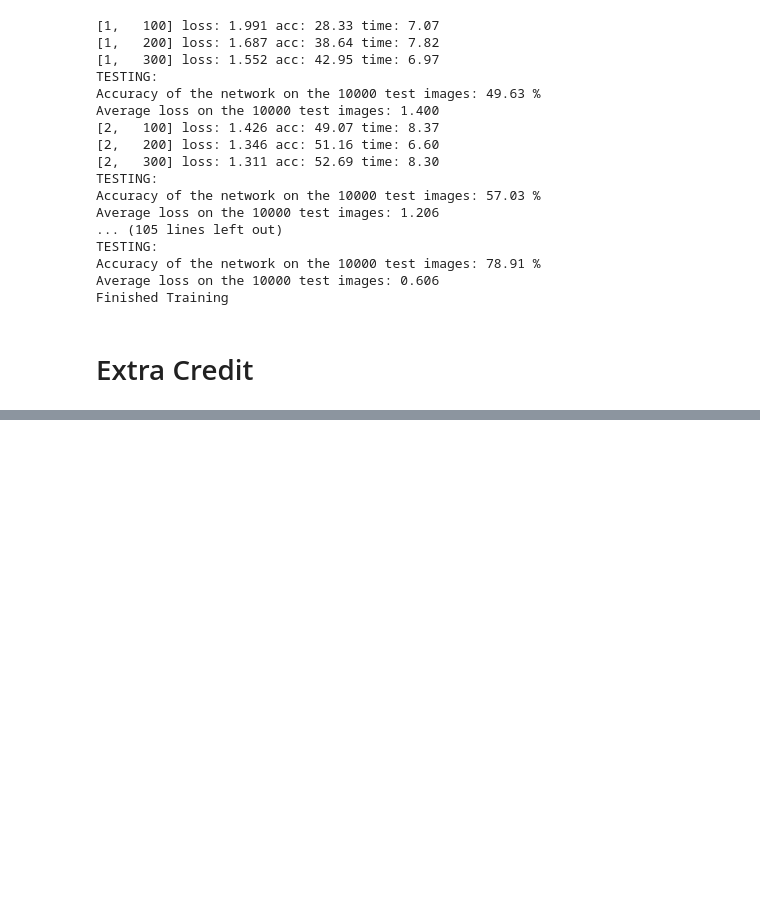
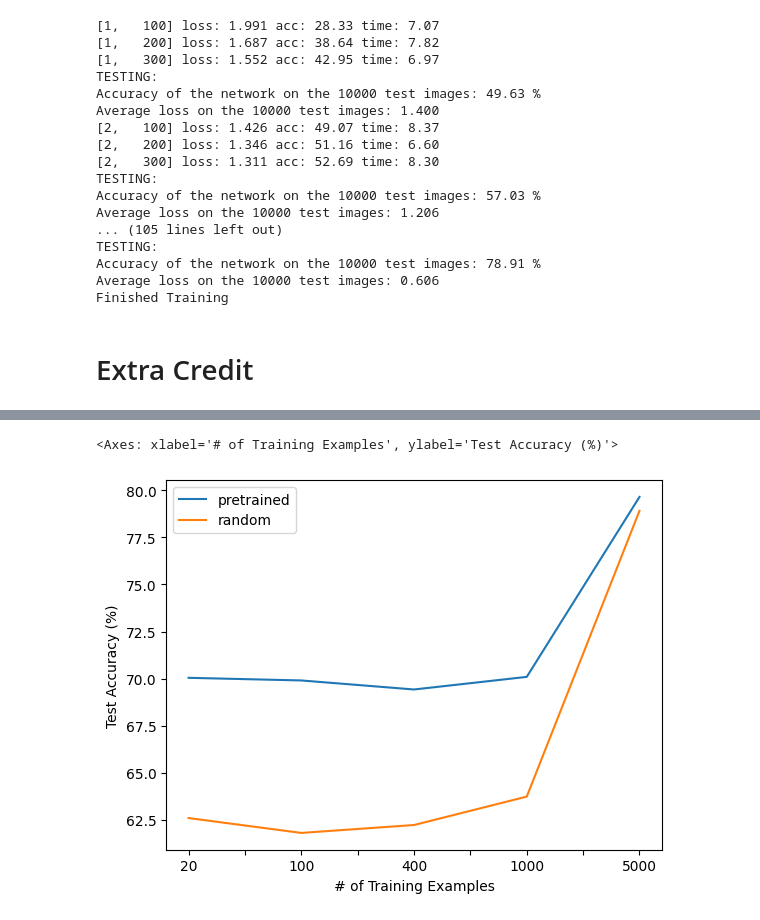
Before and after one commit to jaewonlee16/ResNet18, a Jupyter notebook: FP_rotation.ipynb, the cells around one changed output, grey strips where cells are left out. Drawn from its saved outputs; the diff is of its cells as text; code cells hidden in the pictures; blank space fills up the shorter version.

```diff
--- a/FP_rotation.ipynb
+++ b/FP_rotation.ipynb
@@ -608,0 +686,13 @@ RuntimeError: Attempting to deserialize object on a CUDA device but torch.cuda.i
+# %%
+import pandas as pd
+import numpy as np
+
+training_examples=['20', '100', '400', '1000', '5000']
+pretrained_accuracy = [70.04, 69.9, 69.42, 70.09, 79.65]
+random_accuracy = [62.59, 61.8, 62.22, 63.73, 78.91]
+
+df = pd.DataFrame([pretrained_accuracy, random_accuracy])
+df.columns = training_examples
+df = df.T
+df.columns = ["pretrained", "random"]
+df
@@ -608,0 +706,5 @@ RuntimeError: Attempting to deserialize object on a CUDA device but torch.cuda.i
+# %%
+df.plot(xlabel='# of Training Examples', ylabel='Test Accuracy (%)')
+# %% [output]
+<Axes: xlabel='# of Training Examples', ylabel='Test Accuracy (%)'>
+[figure, added]
```
Also changed, not shown: parts of 6 cells of this notebook.
